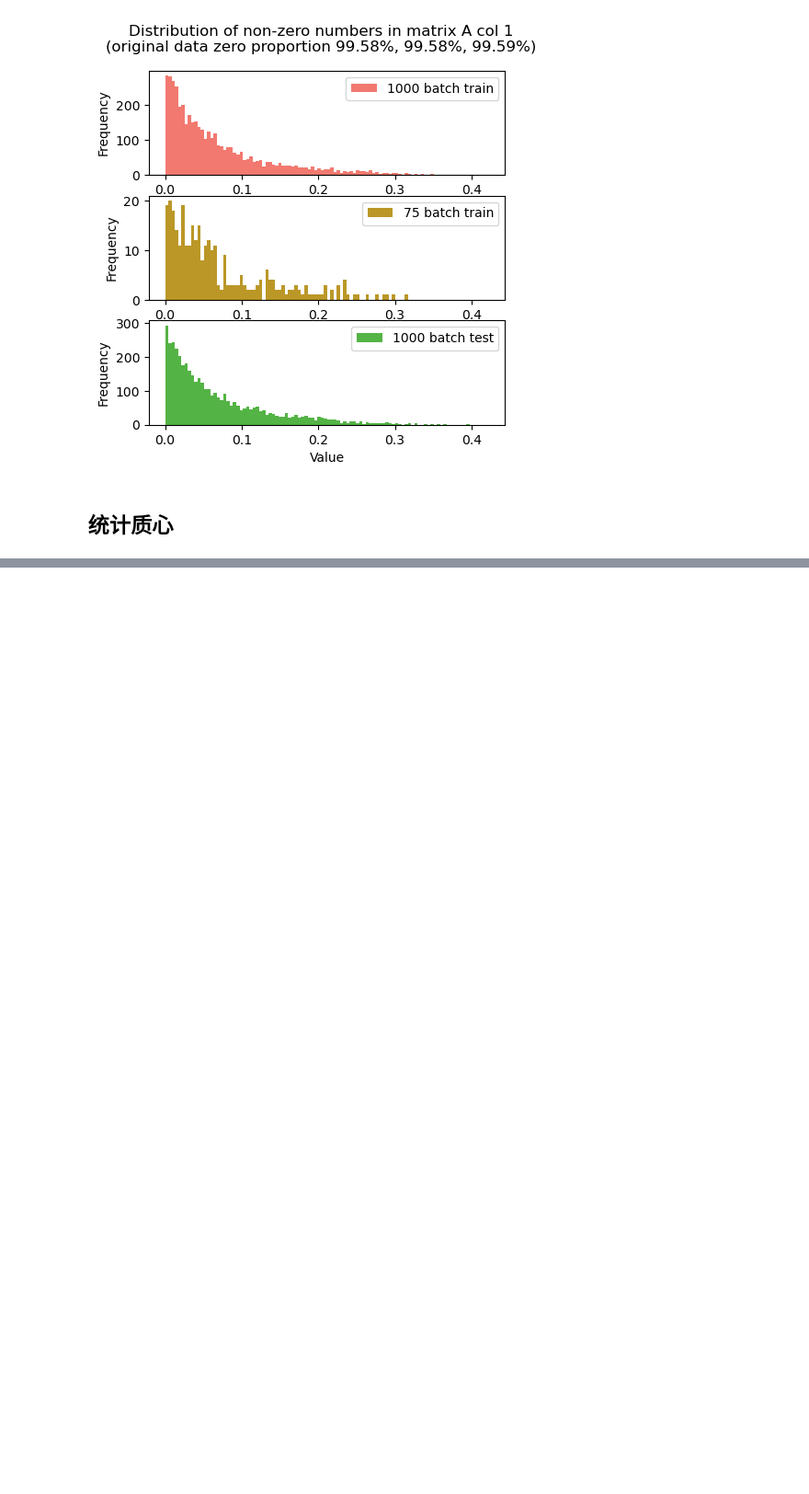
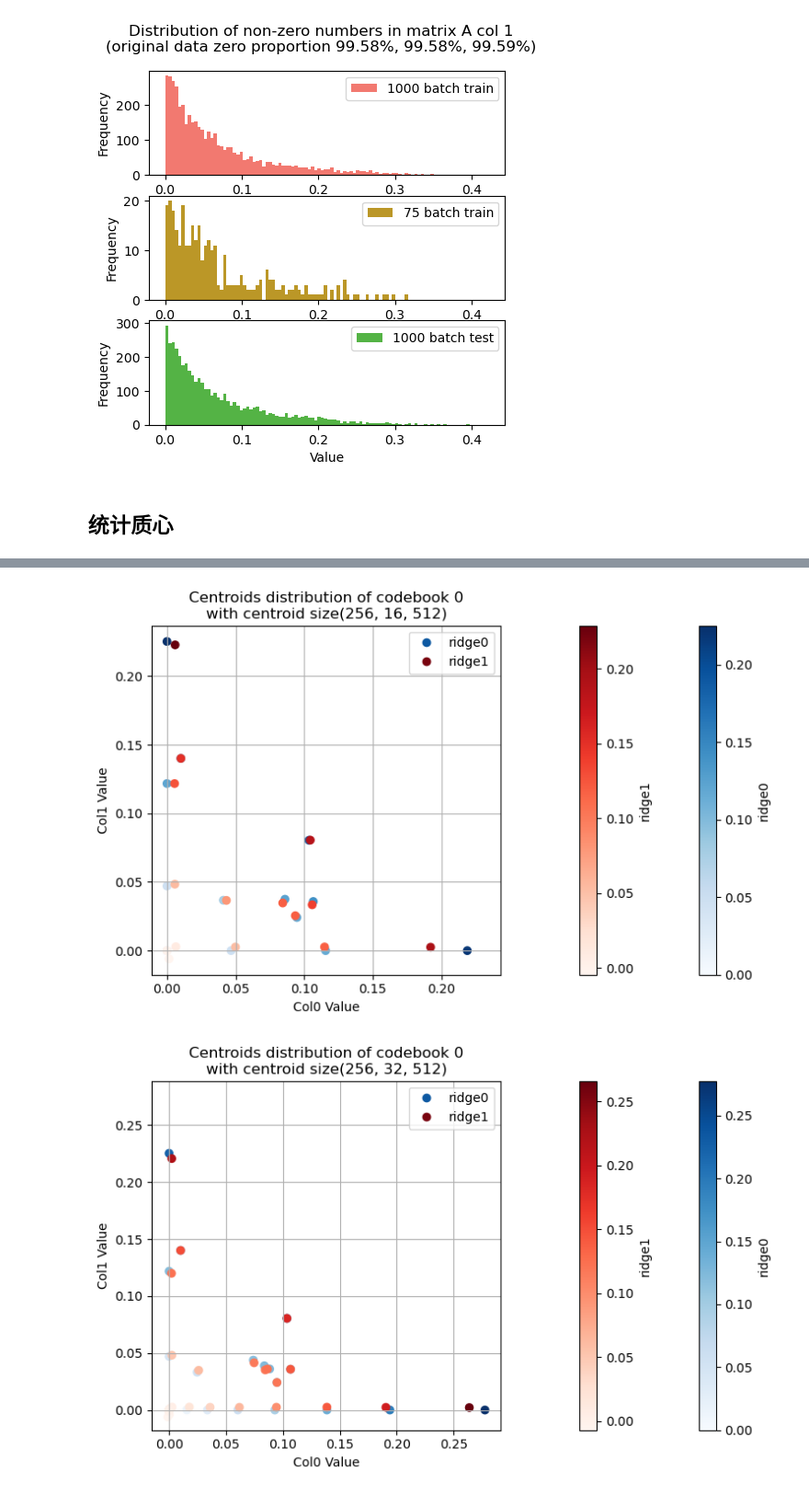
Before and after one commit to Sciroccogti/bolt, a Jupyter notebook: experiments/python/CsiTransformerAMM/intermediate_var/中间变量分布统计.ipynb, the cells around one changed output, grey strips where cells are left out. Shown at 92% size. Saved outputs shown, nothing was run; the diff lists cells and outputs as text; code cells hidden in the pictures; blank space fills up the shorter version.

```diff
--- a/experiments/python/CsiTransformerAMM/intermediate_var/中间变量分布统计.ipynb
+++ b/experiments/python/CsiTransformerAMM/intermediate_var/中间变量分布统计.ipynb
@@ -361,0 +370,5 @@ centroids_distribution_stat(ncodebooks, [16,64], D, i_cb, [2,128])
+# %%
+centroids_distribution_stat('etl2', ncodebooks, [16,32,64,128,256], [75]*5, D, i_cb, [0,1], fixed_ridge=1, different_Ks_fig_size=(13,5))
+# %% [output]
+[figure, added]
+[figure, added]
```
Also changed, not shown: parts of 5 cells of this notebook, 6 other files.
